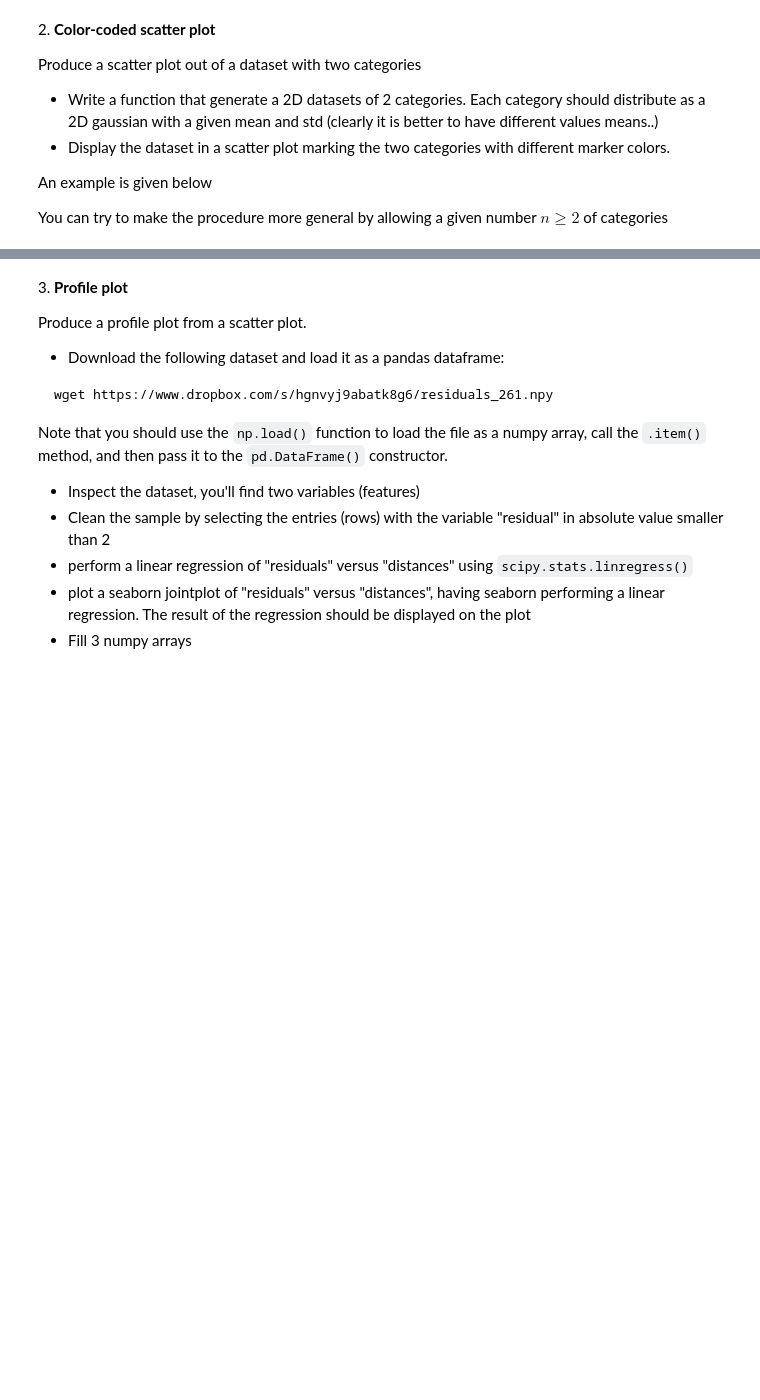
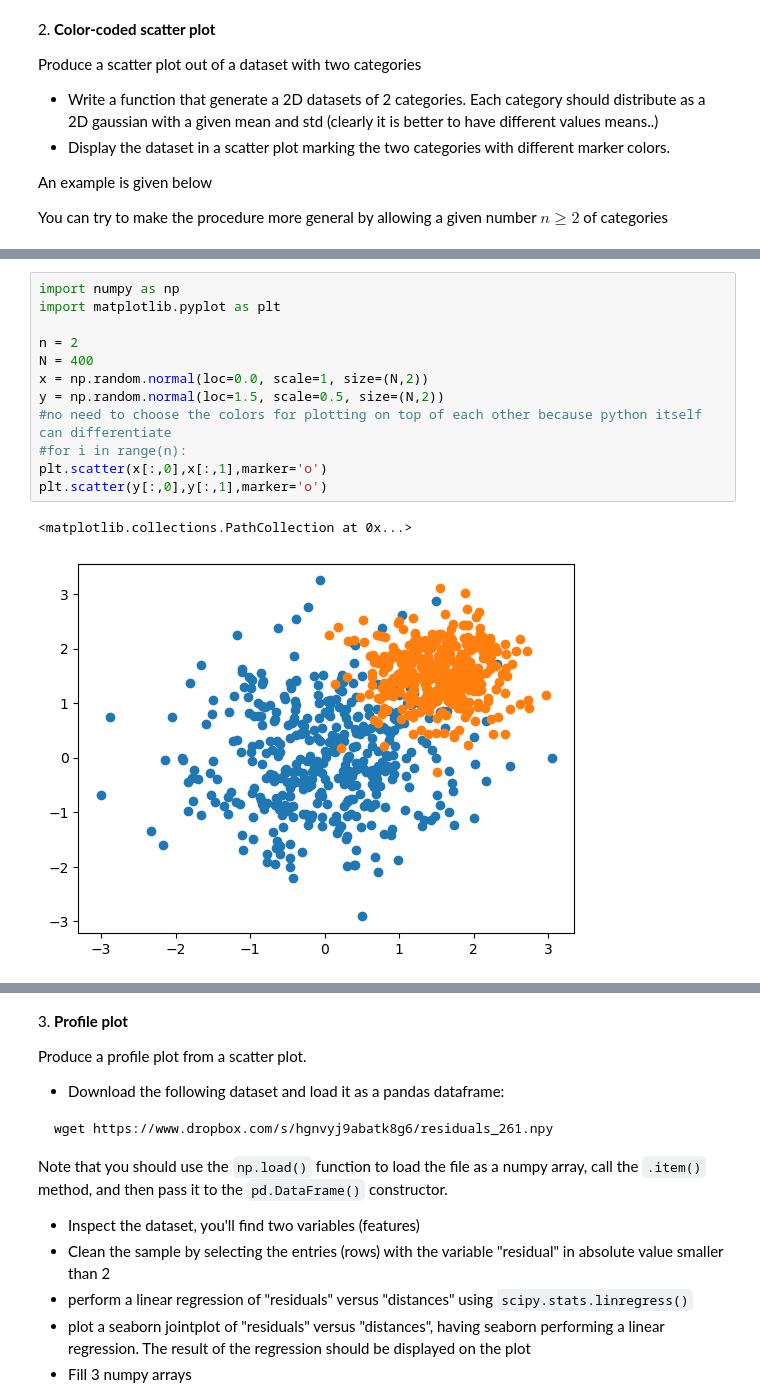
Before and after one commit to LucreziaRossi/LaboratoryOfComputationalPhysics_Y6, a Jupyter notebook: 07ex_Visualization.ipynb, the cells around one changed output, grey strips where cells are left out. Drawn from its saved outputs; the diff is of its cells as text; blank space fills up the shorter version.

```diff
--- a/07ex_Visualization.ipynb
+++ b/07ex_Visualization.ipynb
@@ -164,0 +89,15 @@ scatter_plot_2d_categories(category1, category2)
+# %%
+import numpy as np
+import matplotlib.pyplot as plt
+
+n = 2
+N = 400
+x = np.random.normal(loc=0.0, scale=1, size=(N,2))
+y = np.random.normal(loc=1.5, scale=0.5, size=(N,2))
+#no need to choose the colors for plotting on top of each other because python itself can differentiate
+#for i in range(n):
+plt.scatter(x[:,0],x[:,1],marker='o')
+plt.scatter(y[:,0],y[:,1],marker='o')
+# %% [output]
+<matplotlib.collections.PathCollection at 0x...>
+[figure, added]
```
Also changed, not shown: parts of 11 cells of this notebook.
